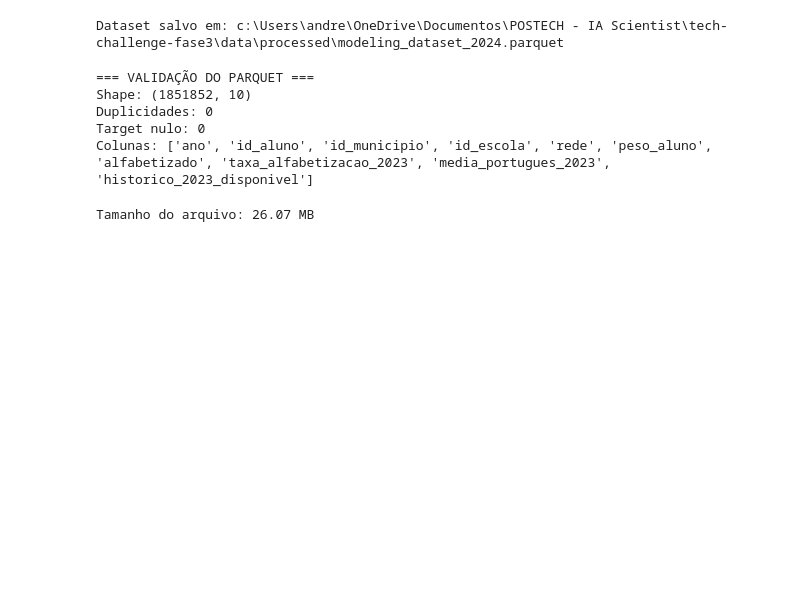
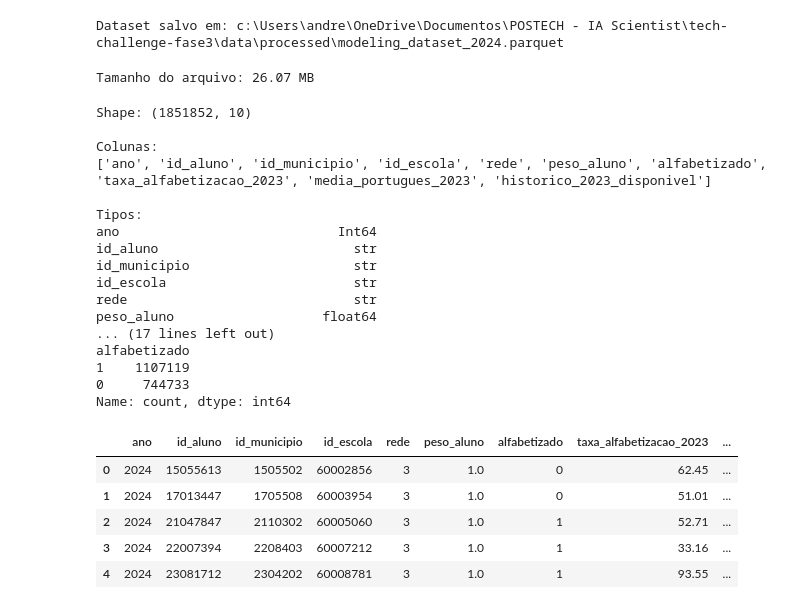
Before and after one commit to peolyntho/tech-challenge-3, a Jupyter notebook: notebooks/00_test_build_modeling_dataset.ipynb, the cells around one changed output. Cells and saved outputs as stored; diff of their text form; code cells hidden in the pictures; blank space fills up the shorter version.

```diff
--- a/notebooks/00_test_build_modeling_dataset.ipynb
+++ b/notebooks/00_test_build_modeling_dataset.ipynb
@@ -532,19 +531,3 @@ modeling_dataset_2024.to_parquet(
 print(f"Dataset salvo em: {output_path}")
 # %% [output]
 Dataset salvo em: c:\Users\andre\OneDrive\Documentos\POSTECH - IA Scientist\tech-challenge-fase3\data\processed\modeling_dataset_2024.parquet
-# %%
-import pandas as pd
-
-dataset_recarregado = pd.read_parquet(output_path)
-
-print("=== VALIDAÇÃO DO PARQUET ===")
-print("Shape:", dataset_recarregado.shape)
-print("Duplicidades:", dataset_recarregado["id_aluno"].duplicated().sum())
-print("Target nulo:", dataset_recarregado["alfabetizado"].isna().sum())
-print("Colunas:", dataset_recarregado.columns.tolist())
-# %% [output]
-=== VALIDAÇÃO DO PARQUET ===
-Shape: (1851852, 10)
-Duplicidades: 0
-Target nulo: 0
-Colunas: ['ano', 'id_aluno', 'id_municipio', 'id_escola', 'rede', 'peso_aluno', 'alfabetizado', 'taxa_alfabetizacao_2023', 'media_portugues_2023', 'historico_2023_disponivel']
@@ -554,3 +547,62 @@ tamanho_mb = output_path.stat().st_size / (1024 ** 2)
 print(f"Tamanho do arquivo: {tamanho_mb:.2f} MB")
 # %% [output]
 Tamanho do arquivo: 26.07 MB
+# %%
+import pandas as pd
+
+students_current = pd.read_parquet(
+    "../data/processed/modeling_dataset_2024.parquet"
+)
+
+print("Shape:", students_current.shape)
+
+print("\nColunas:")
+print(students_current.columns.tolist())
+
+print("\nTipos:")
+print(students_current.dtypes)
+
+print("\nValores únicos de rede:")
+print(
+    students_current["rede"]
+    .value_counts(dropna=False)
+)
+
+print("\nDuplicidades de id_aluno:")
+print(
+    students_current["id_aluno"]
+    .duplicated()
+    .sum()
+)
+
+print("\nDistribuição do target:")
+print(
+    students_current["alfabetizado"]
+    .value_counts(dropna=False)
+)
+
+students_current.head()
+# %% [output]
+Shape: (1851852, 10)
+
+Colunas:
+['ano', 'id_aluno', 'id_municipio', 'id_escola', 'rede', 'peso_aluno', 'alfabetizado', 'taxa_alfabetizacao_2023', 'media_portugues_2023', 'historico_2023_disponivel']
+
+Tipos:
+ano                            Int64
+id_aluno                         str
+id_municipio                     str
+id_escola                        str
+rede                             str
+peso_aluno                   float64
+... (17 lines left out)
+alfabetizado
+1    1107119
+0     744733
+Name: count, dtype: int64
+|  | ano | id_aluno | id_municipio | id_escola | rede | peso_aluno | alfabetizado | taxa_alfabetizacao_2023 | ... |
+| 0 | 2024 | 15055613 | 1505502 | 60002856 | 3 | 1.0 | 0 | 62.45 | ... |
+| 1 | 2024 | 17013447 | 1705508 | 60003954 | 3 | 1.0 | 0 | 51.01 | ... |
+| 2 | 2024 | 21047847 | 2110302 | 60005060 | 3 | 1.0 | 1 | 52.71 | ... |
+| 3 | 2024 | 22007394 | 2208403 | 60007212 | 3 | 1.0 | 1 | 33.16 | ... |
+| 4 | 2024 | 23081712 | 2304202 | 60008781 | 3 | 1.0 | 1 | 93.55 | ... |
```
Also changed, not shown: parts of 11 cells of this notebook, 6 other files.
